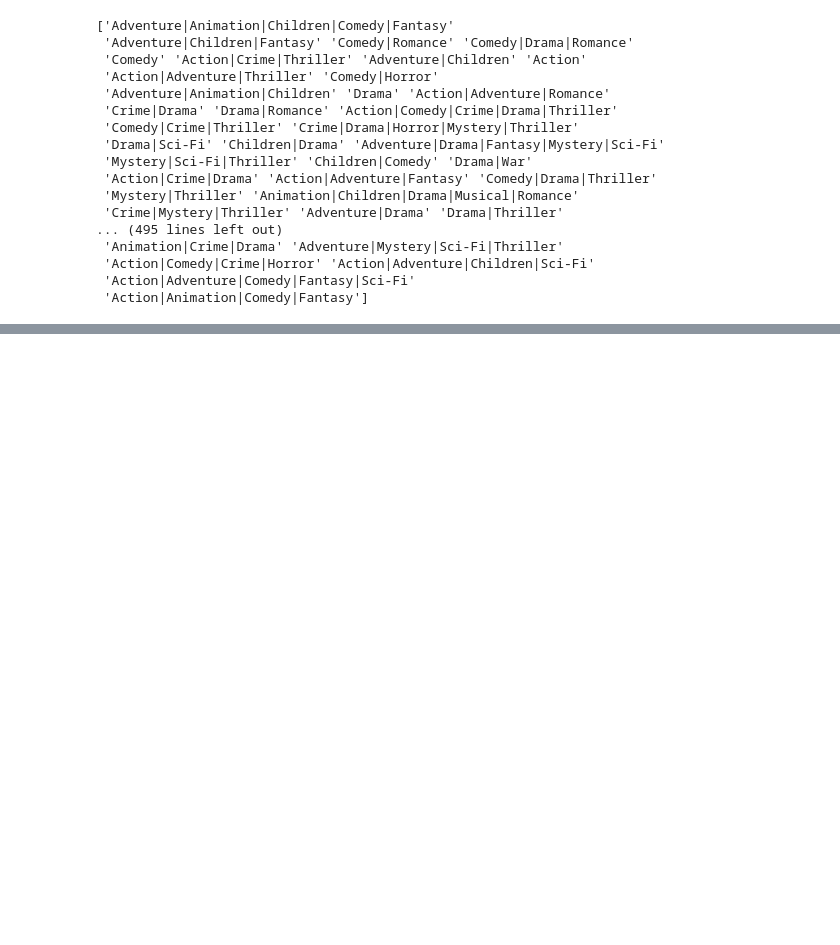
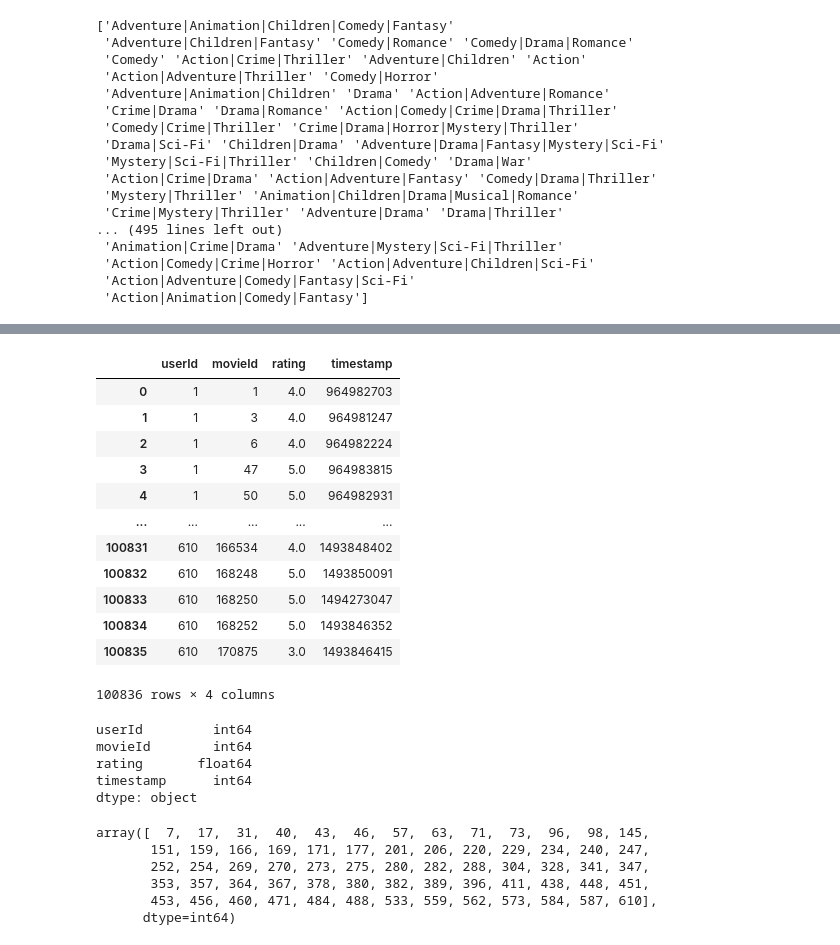
Before and after one commit to devamshah-dev/movie-recommendation-system, a Jupyter notebook: jupyter-notebooks/eda_preprocessing.ipynb, the cells around one changed output, grey strips where cells are left out. Cells and saved outputs as stored; diff of their text form; code cells hidden in the pictures; blank space fills up the shorter version.

```diff
--- a/jupyter-notebooks/eda_preprocessing.ipynb
+++ b/jupyter-notebooks/eda_preprocessing.ipynb
@@ -49,0 +196,25 @@ print(unique_movieId_list)
+# %%
+# Reading Movie Rating Data
+ratings_df
+# %% [output]
+|  | userId | movieId | rating | timestamp |
+| 0 | 1 | 1 | 4.0 | 964982703 |
+| 1 | 1 | 3 | 4.0 | 964981247 |
+| 2 | 1 | 6 | 4.0 | 964982224 |
+| 3 | 1 | 47 | 5.0 | 964983815 |
+| 4 | 1 | 50 | 5.0 | 964982931 |
+| ... | ... | ... | ... | ... |
+| 100831 | 610 | 166534 | 4.0 | 1493848402 |
+| 100832 | 610 | 168248 | 5.0 | 1493850091 |
+| 100833 | 610 | 168250 | 5.0 | 1494273047 |
+| 100834 | 610 | 168252 | 5.0 | 1493846352 |
+| 100835 | 610 | 170875 | 3.0 | 1493846415 |
+100836 rows × 4 columns
+# %%
+ratings_df.dtypes
+# %% [output]
+userId         int64
+movieId        int64
+rating       float64
+timestamp      int64
+dtype: object
@@ -49,0 +226,9 @@ print(unique_movieId_list)
+# %%
+sim_users
+# %% [output]
+array([  7,  17,  31,  40,  43,  46,  57,  63,  71,  73,  96,  98, 145,
+       151, 159, 166, 169, 171, 177, 201, 206, 220, 229, 234, 240, 247,
+       252, 254, 269, 270, 273, 275, 280, 282, 288, 304, 328, 341, 347,
+       353, 357, 364, 367, 378, 380, 382, 389, 396, 411, 438, 448, 451,
+       453, 456, 460, 471, 484, 488, 533, 559, 562, 573, 584, 587, 610],
+      dtype=int64)
```
Also changed, not shown: parts of 31 cells of this notebook.
